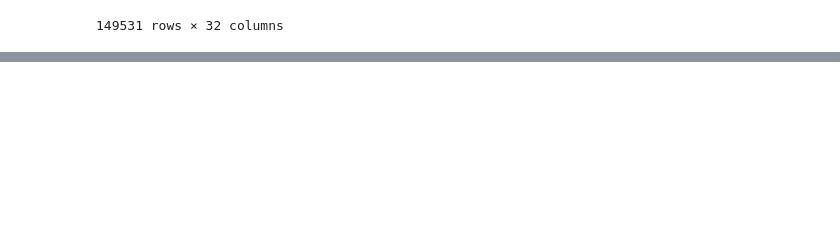
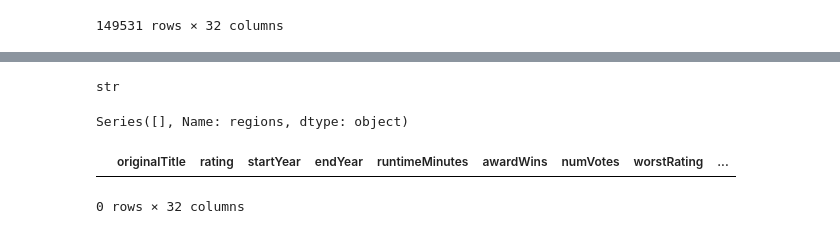
Before and after one commit to ChefBB/dm2_project, a Jupyter notebook: understanding_bruno.ipynb, the cells around one changed output, grey strips where cells are left out. Cells and saved outputs as stored; diff of their text form; code cells hidden in the pictures; blank space fills up the shorter version.

```diff
--- a/understanding_bruno.ipynb
+++ b/understanding_bruno.ipynb
@@ -19,0 +69,3 @@ df
+# %%
+def convert_to_numeric_nans(df, col) -> pd.Series:
+    return pd.to_numeric(df[col], errors='coerce')
@@ -19,0 +92,3 @@ df
+# %%
+df['runtimeMinutes'] = convert_to_numeric_nans(df, 'runtimeMinutes')
+df['runtimeMinutes'].unique()
@@ -19,0 +386,13 @@ df
+# %%
+type(df['regions'].iloc[0])
+# %% [output]
+str
+# %%
+df.loc[~df['regions'].str.match(r'^\[.*\]$'), 'regions']
+# %% [output]
+Series([], Name: regions, dtype: object)
+# %%
+df.loc[~df['regions'].apply(lambda x: isinstance(x, str))]
+# %% [output]
+|  | originalTitle | rating | startYear | endYear | runtimeMinutes | awardWins | numVotes | worstRating | ... |
+0 rows × 32 columns
```
Also changed, not shown: parts of 58 cells of this notebook.
